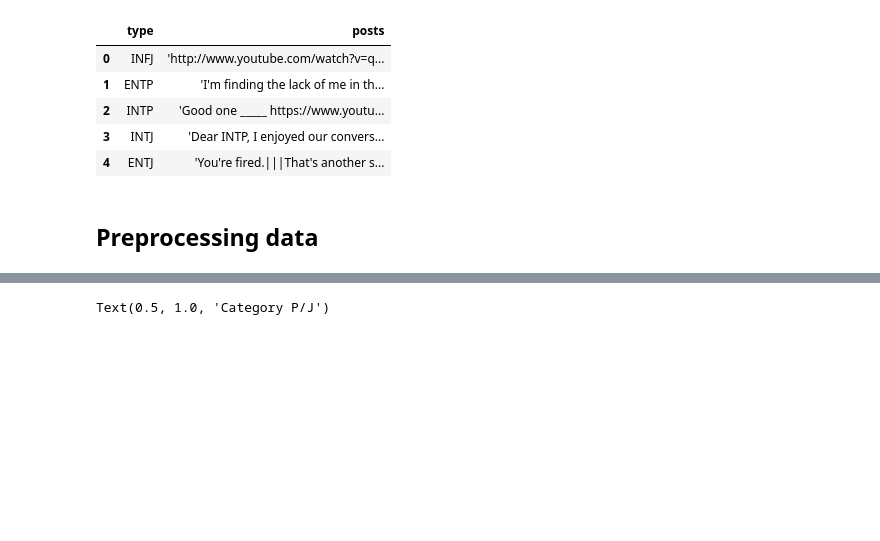
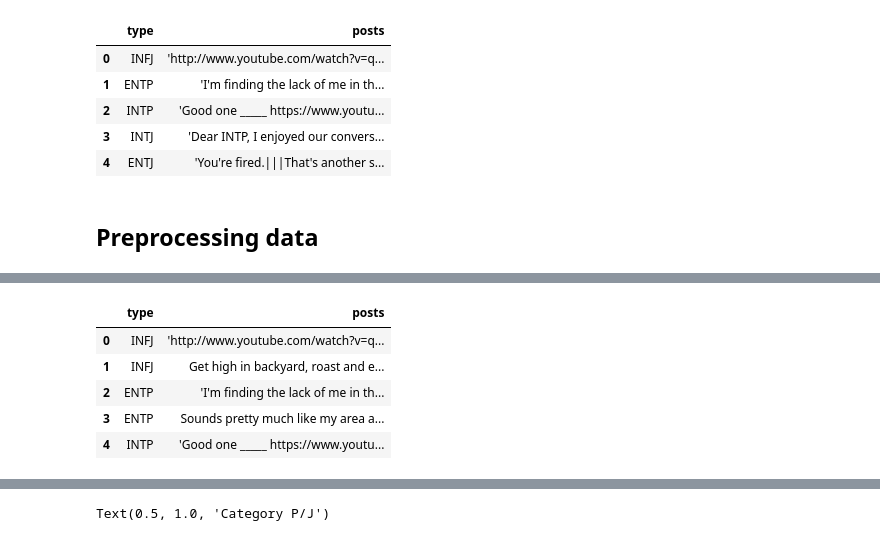
Before and after one commit to pmecchia/mbti_prediction, a Jupyter notebook: model improvement.ipynb, the cells around one changed output, grey strips where cells are left out. Saved outputs shown, nothing was run; the diff lists cells and outputs as text; code cells hidden in the pictures; blank space fills up the shorter version.

```diff
--- a/model improvement.ipynb
+++ b/model improvement.ipynb
@@ -40,0 +56,9 @@ df.head()
+# %%
+%%time
+df = pd.DataFrame(columns = ['type','posts'])
+for i in range(len(df_import)):
+    df_tmp = split_posts(df_import.loc[i,"type"],df_import.loc[i,"posts"])
+    df=df.append(df_tmp,ignore_index=True)
+
+df.head()
+# %% [output]
@@ -40,0 +67,6 @@ df.head()
+|  | type | posts |
+| 0 | INFJ | 'http://www.youtube.com/watch?v=q... |
+| 1 | INFJ | Get high in backyard, roast and e... |
+| 2 | ENTP | 'I'm finding the lack of me in th... |
+| 3 | ENTP | Sounds pretty much like my area a... |
+| 4 | INTP | 'Good one _____ https://www.youtu... |
```
Also changed, not shown: parts of 31 cells of this notebook, 4 other files.
